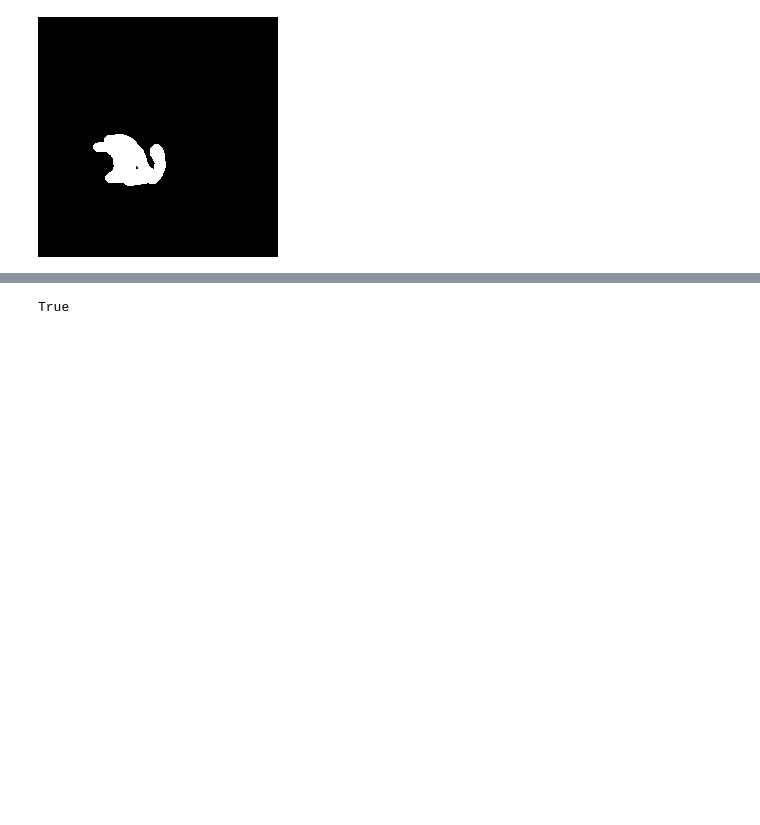
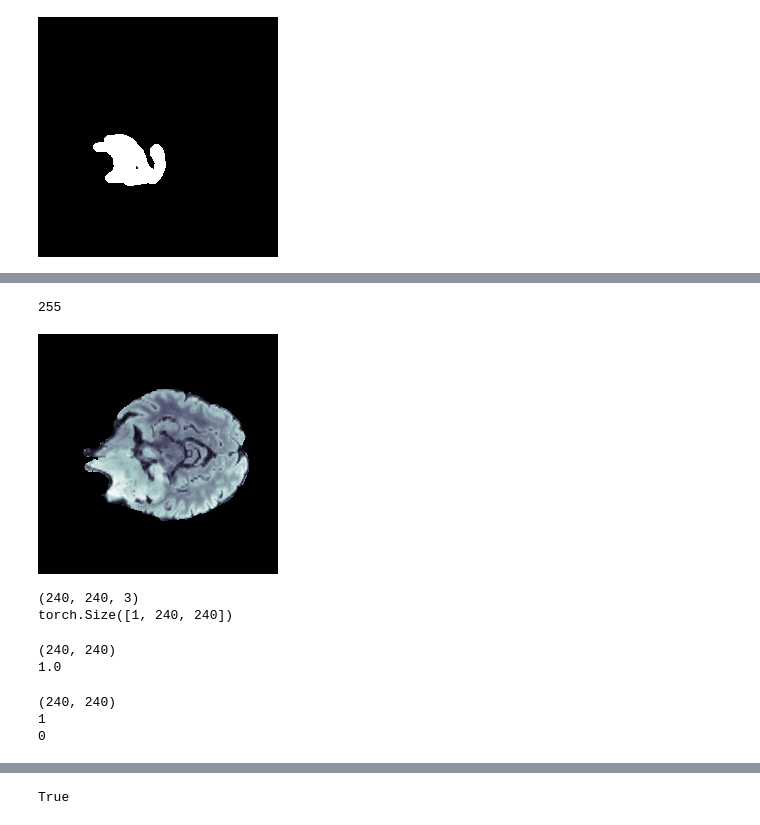
Before and after one commit to vvthai10/mla-pl, a Jupyter notebook: visualize_heatmap.ipynb, the cells around one changed output, grey strips where cells are left out. Saved outputs shown, nothing was run; the diff lists cells and outputs as text; code cells hidden in the pictures; blank space fills up the shorter version.

```diff
--- a/visualize_heatmap.ipynb
+++ b/visualize_heatmap.ipynb
@@ -318,0 +370,9 @@ heatmap_img
+# %%
+# plt.imsave('output_image.png', ori_image)
+check_img_path = "./output_image.png"
+check_img = Image.open(check_img_path).convert('RGB')
+print(np.max(check_img))
+check_img
+# %% [output]
+255
+[figure, added]
@@ -318,0 +384,22 @@ heatmap_img
+# %%
+print(ori_image.shape)
+print(combined_tensor_clamped.shape)
+# %% [output]
+(240, 240, 3)
+torch.Size([1, 240, 240])
+# %%
+cam_feature = combined_tensor_clamped.squeeze().cpu().detach().numpy()
+print(cam_feature.shape)
+print(np.max(cam_feature))
+# %% [output]
+(240, 240)
+1.0
+# %%
+crop = np.uint8(cam_feature > 0.2)
+print(crop.shape)
+print(np.max(crop))
+print(np.min(crop))
+# %% [output]
+(240, 240)
+1
+0
```
Also changed, not shown: parts of 39 cells of this notebook, 5 other files.
